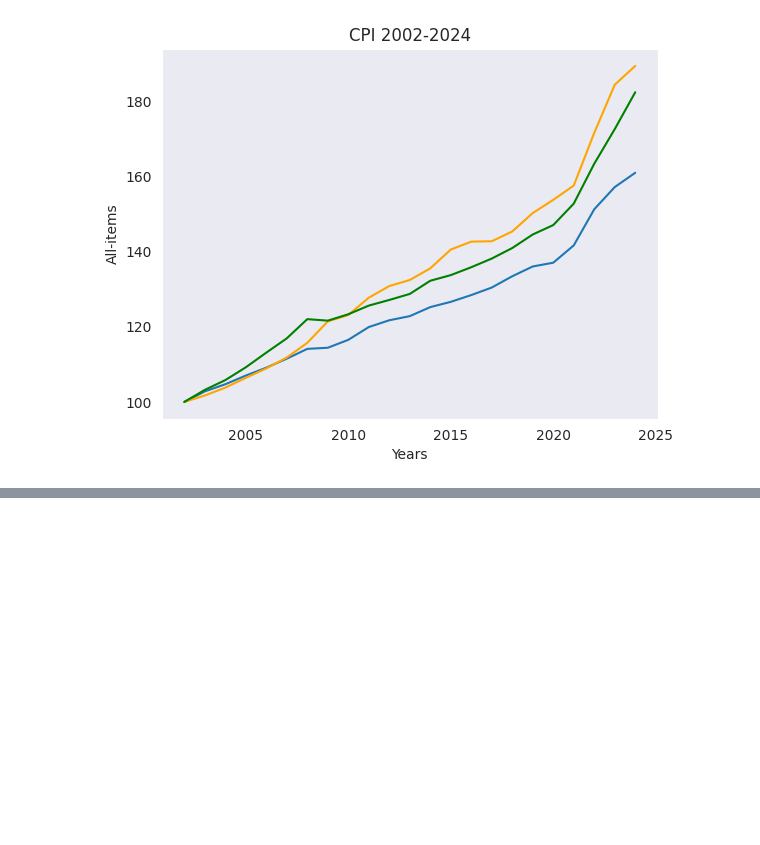
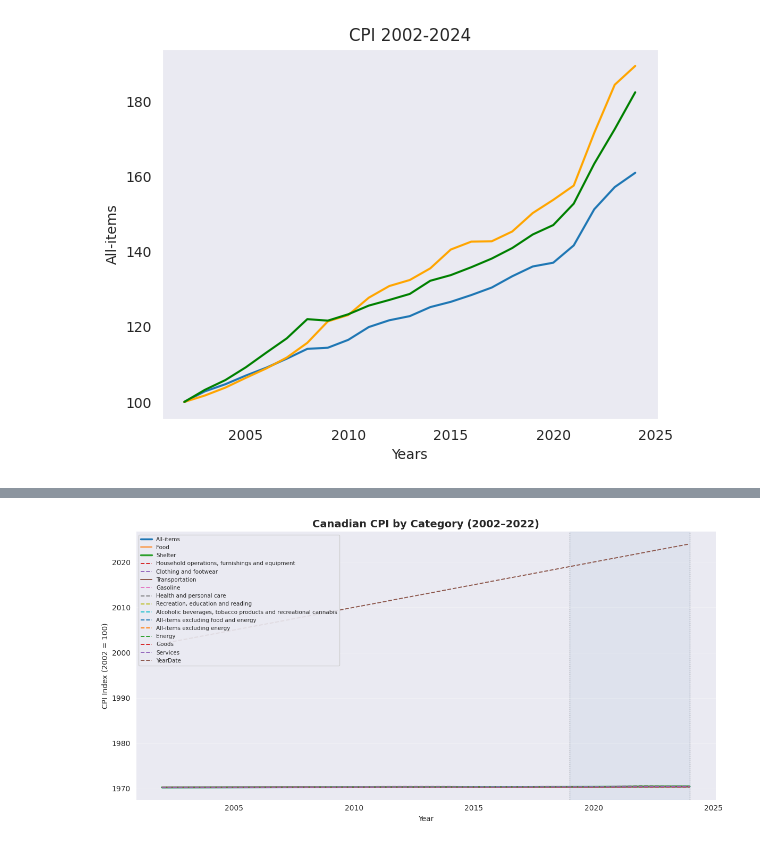
Before and after one commit to naftananmamo/python-visualization, a Jupyter notebook: Python_Visualization.ipynb, the cells around one changed output, grey strips where cells are left out. Saved outputs shown, nothing was run; the diff lists cells and outputs as text; code cells hidden in the pictures; blank space fills up the shorter version.

```diff
--- a/Python_Visualization.ipynb
+++ b/Python_Visualization.ipynb
@@ -218,3 +218,31 @@ fig.show()
 # note that the same interactive features as in Plotly GO can be activated by hovering over an Express graph
 # %% [output]
 [interactive output not drawn]
+# %%
+
+categories = [c for c in df.columns if c != 'Years']
+
+short_labels = {c: c for c in categories}  # adjust if your column names are long
+
+fig, ax = plt.subplots(figsize=(12, 6))
+
+for cat in categories:
+    lw = 2.5 if cat in ['All-items', 'Shelter'] else 1.4
+    ls = '--' if cat not in ['All-items', 'Food', 'Shelter', 'Transportation'] else '-'
+    ax.plot(df['Years'], df[cat], linewidth=lw, linestyle=ls, label=cat)
+
+ax.axvspan(df['Years'].max() - 5, df['Years'].max(), alpha=0.07, color='steelblue')
+ax.axvline(df['Years'].max() - 5, color='gray', linestyle=':', linewidth=1, alpha=0.7)
+ax.axvline(df['Years'].max(), color='gray', linestyle=':', linewidth=1, alpha=0.7)
+
+ax.set_title('Canadian CPI by Category (2002–2022)', fontsize=14, fontweight='bold')
+ax.set_xlabel('Year')
+ax.set_ylabel('CPI Index (2002 = 100)')
+ax.legend(loc='upper left', fontsize=7.5, framealpha=0.9)
+ax.grid(axis='y', alpha=0.3)
+ax.spines['top'].set_visible(False)
+ax.spines['right'].set_visible(False)
+plt.tight_layout()
+plt.show()
+# %% [output]
+[figure, added]
```
Also changed, not shown: parts of 1 cell of this notebook.
